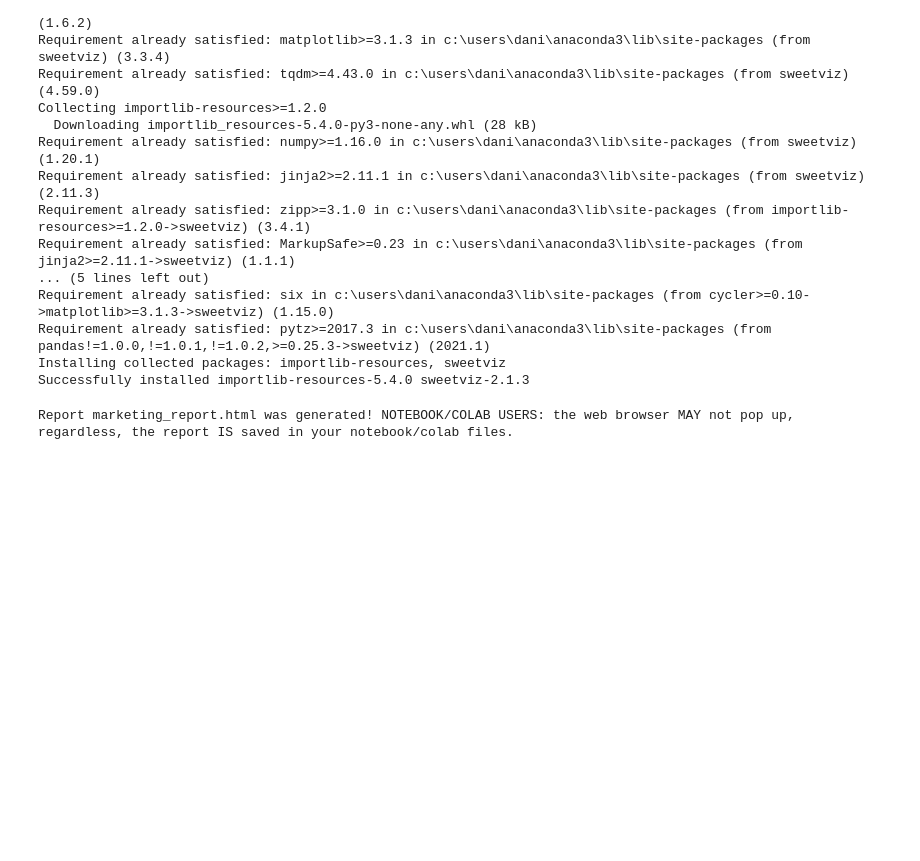
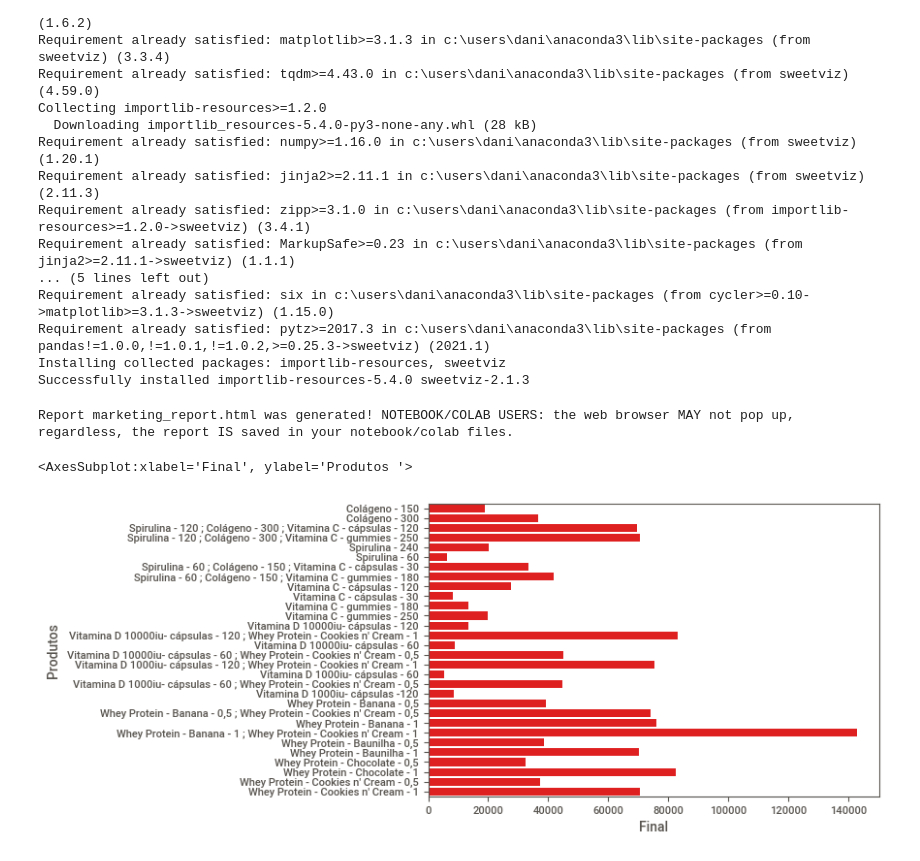
Before and after one commit to Guidolscr/MKT, a Jupyter notebook: Case 1 MKT.ipynb, the cells around one changed output. Cells and saved outputs as stored; diff of their text form; code cells hidden in the pictures; blank space fills up the shorter version.

```diff
--- a/Case 1 MKT.ipynb
+++ b/Case 1 MKT.ipynb
@@ -141,0 +168,3 @@ cont
+# %%
+femdesc =fem.groupby('Produtos ').agg(Feminino = pd.NamedAgg(column='Gênero ',aggfunc=len))
+femdesc
@@ -166,7 +214,8 @@ desc
 | Whey Protein - Cookies n' Cream -... | 41250.0 | 4087.500 | 37162.500 | 165 | 9.909091 |
 | Whey Protein - Cookies n' Cream - 1 | 78484.5 | 7800.300 | 70684.200 | 163 | 9.938650 |
 # %%
-desc.join(cont['Quantidade'],how='right')
+n1 = desc.join(cont['Quantidade'],how='right')
+n1
 # %% [output]
 |  | Preço | Desconto | Final | Vendas | Porcentagem de Desconto | Quantidade |
 | Produtos |  |  |  |  |  |  |
@@ -186,3 +235,6 @@ desc.join(cont['Quantidade'],how='right')
 | Whey Protein - Chocolate - 1 | 91485.0 | 9148.500 | 82336.500 | 190 | 10.000000 | 190.0 |
 | Whey Protein - Cookies n' Cream -... | 41250.0 | 4087.500 | 37162.500 | 165 | 9.909091 | 164.0 |
 | Whey Protein - Cookies n' Cream - 1 | 78484.5 | 7800.300 | 70684.200 | 163 | 9.938650 | 162.0 |
+# %%
+n2 = n1.join(mascdesc['Masculino'],how='right')
+n2
@@ -188,0 +260,3 @@ desc.join(cont['Quantidade'],how='right')
+# %%
+tab1 = n2.join(femdesc['Feminino'],how='right')
+tab1
@@ -216,0 +336,9 @@ Report marketing_report.html was generated! NOTEBOOK/COLAB USERS: the web browse
+# %%
+sns.barplot(
+    x = 'Final',
+    y = tab1.index,
+    data = tab1,
+    color = 'r')
+# %% [output]
+<AxesSubplot:xlabel='Final', ylabel='Produtos '>
+[figure, added]
```
Also changed, not shown: parts of 12 cells of this notebook.
